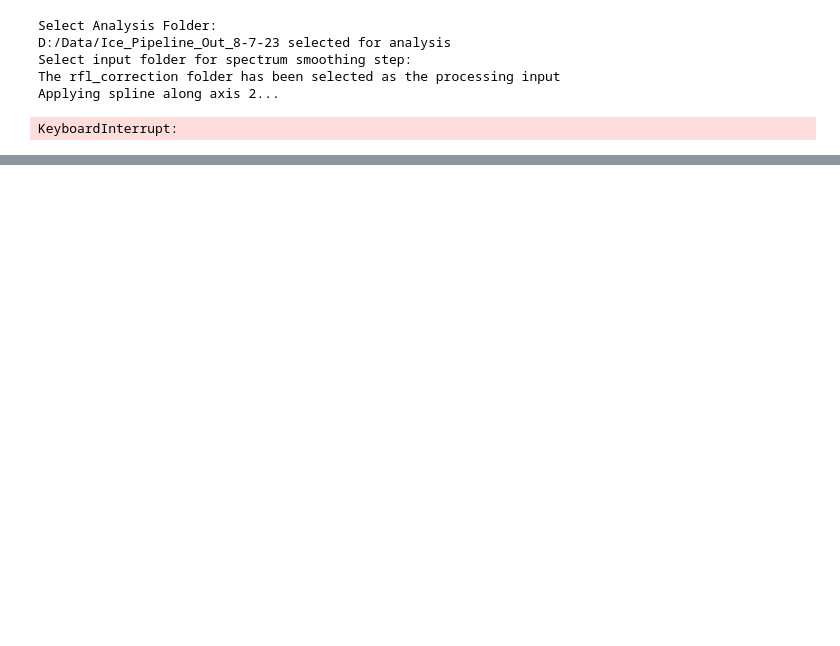
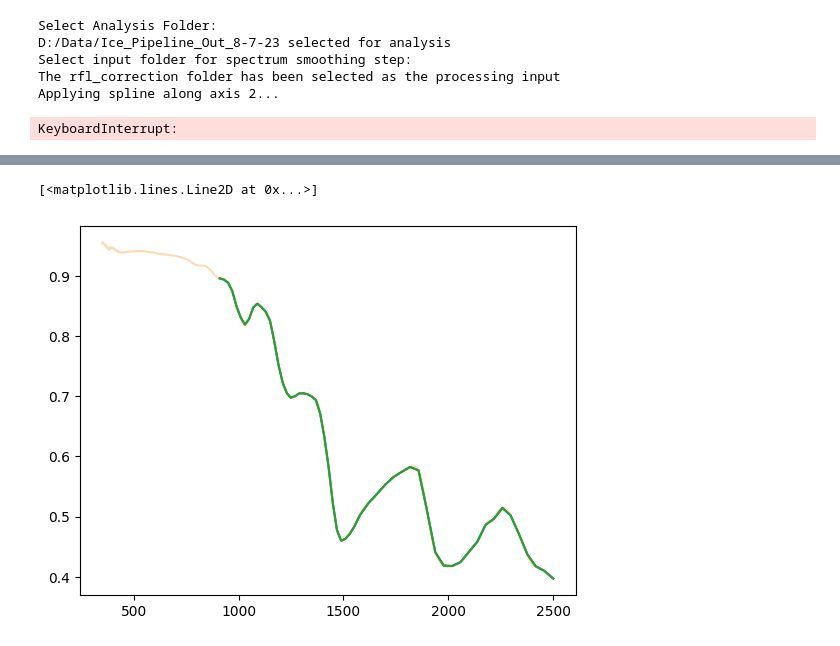
Before and after one commit to z-vig/M3_Pro, a Jupyter notebook: run_ice_pipeline.ipynb, the cells around one changed output, grey strips where cells are left out. Saved outputs shown, nothing was run; the diff lists cells and outputs as text; code cells hidden in the pictures; blank space fills up the shorter version.

```diff
--- a/run_ice_pipeline.ipynb
+++ b/run_ice_pipeline.ipynb
@@ -22,7 +22,7 @@ import os
 from os import path as path
 import time
 # %%
-folder_path = 'D:/Data/Ice_Pipeline_Out_8-7-23'
+folder_path = 'D:/Data/Ice_Pipeline_Out_9-7-23'
 
 with open(os.path.join(folder_path,'stampNames.txt')) as f:
     stamp_names = f.readlines()
@@ -34,3 +34,15 @@ all_obs_paths = [os.path.join(folder_path,'obs_cropped',i) for i in os.listdir(o
 
 sample_in,sample_loc,sample_obs = all_input_paths[0],all_loc_paths[0],all_obs_paths[0]
 analyzed_wavelengths = M3_Stamp(sample_in,sample_loc,sample_obs,stamp_names[0],folder_path).analyzed_wavelengths
+# %%
+##Getting usgs frost reference spectrum for spectral angle mapping
+sample_in,sample_loc,sample_obs = (os.path.join(folder_path,i,os.listdir(os.path.join(folder_path,i))[0]) for i in ['rfl_smooth','loc_cropped','obs_cropped'])
+sample_in,sample_loc,sample_obs = [tf.imread(i) for i in [sample_in,sample_loc,sample_obs]]
+
+with open(os.path.join(folder_path,'stampNames.txt')) as f:
+    stamp_names = f.readlines()
+stamp_names = [i[:-2] for i in stamp_names]
+
+analyzed_wavelengths = M3_Stamp(sample_in,sample_loc,sample_obs,stamp_names[0],folder_path).analyzed_wavelengths
+
+wvl,USGS_frost = get_USGS_H2OFrost('D:/Data/USGS_Water_Ice',analyzed_wavelengths)
@@ -285,0 +340,20 @@ IndexError: index 561 is out of bounds for axis 0 with size 2
+# %%
+wvl_array = np.array(wvl_list[0])
+
+resampled_indices = []
+for i in analyzed_wavelengths:
+    diff_list = []
+    for j in wvl_array:
+        diff_list.append(abs(i-j))
+    resampled_indices.append(diff_list.index(min(diff_list)))
+
+resampled_wvl = wvl_array[resampled_indices]
+plot_spectrum = np.mean(np.array(spectrum_list),axis=0)
+plt.plot(resampled_wvl,plot_spectrum[resampled_indices])
+plt.plot(wvl_list[0],plot_spectrum,alpha=0.3)
+
+ice_spec_lab = np.mean(np.array(spectrum_list),axis=0)[resampled_indices]
+plt.plot(resampled_wvl,ice_spec_lab)
+# %% [output]
+[<matplotlib.lines.Line2D at 0x...>]
+[figure, added]
```
Also changed, not shown: parts of 15 cells of this notebook, 7 other files.
